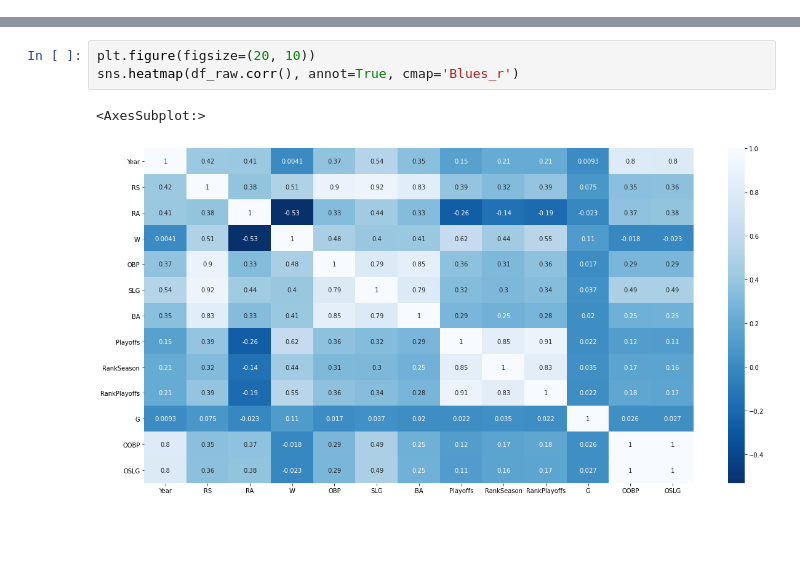
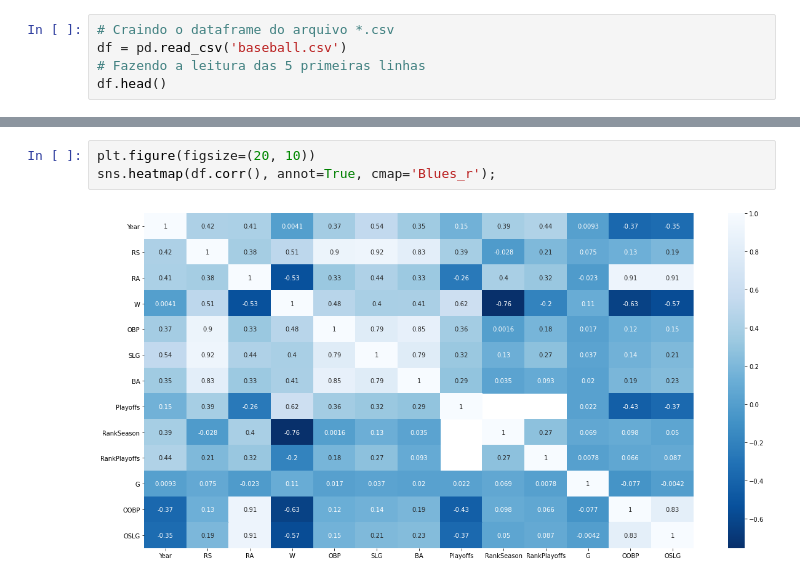
Before and after one commit to AllanBiano/mlb, a Jupyter notebook: LogisticRegression.ipynb, the cells around one changed output, grey strips where cells are left out. Saved outputs shown, nothing was run; the diff lists cells and outputs as text; blank space fills up the shorter version.

```diff
--- a/LogisticRegression.ipynb
+++ b/LogisticRegression.ipynb
@@ -23,0 +12,5 @@ df_raw.head()
+# %%
+# Craindo o dataframe do arquivo *.csv
+df = pd.read_csv('baseball.csv')
+# Fazendo a leitura das 5 primeiras linhas
+df.head()
@@ -24,6 +24,5 @@ df_raw.head()
 # %%
 plt.figure(figsize=(20, 10))
-sns.heatmap(df_raw.corr(), annot=True, cmap='Blues_r')
+sns.heatmap(df.corr(), annot=True, cmap='Blues_r');
 # %% [output]
-<AxesSubplot:>
-[figure, old version]
+[figure, new version]
```
Also changed, not shown: parts of 20 cells of this notebook.
